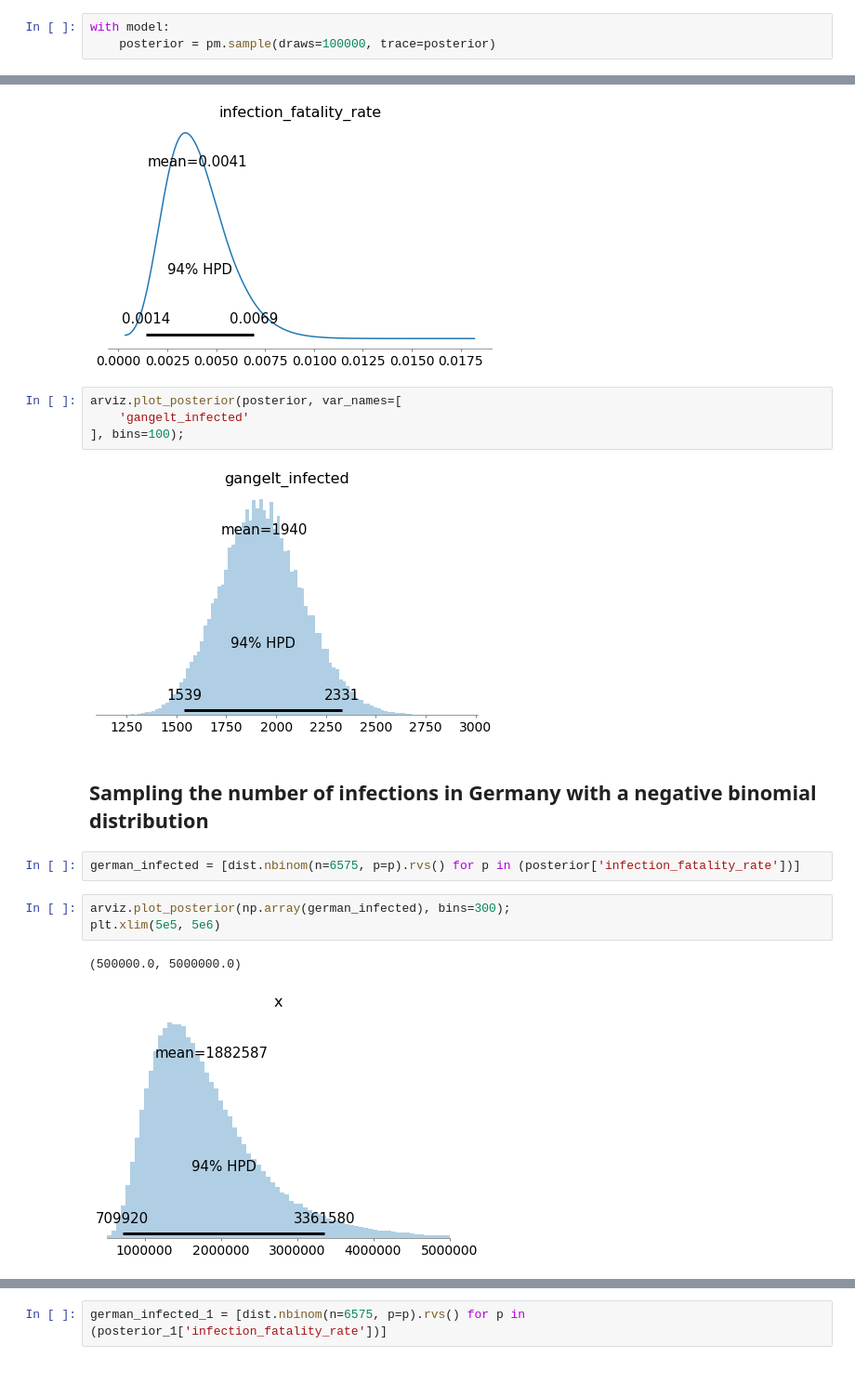
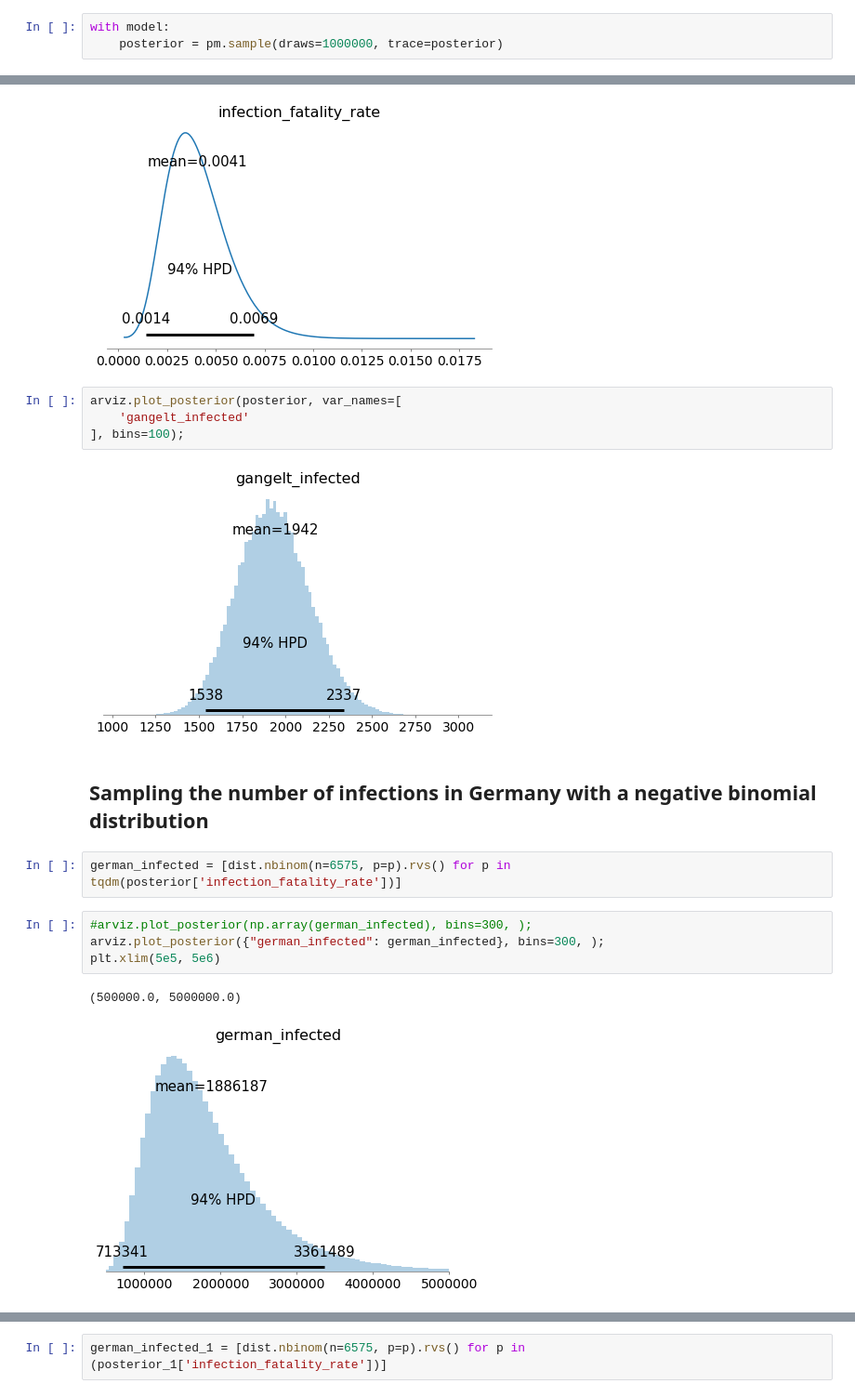
Before and after one commit to matthias-k/analysis-heinsberg-study, a Jupyter notebook: Heinsberg-Study-Model1-Germany-as-NegBinomial.ipynb, the cells around one changed output, grey strips where cells are left out. Shown at 93% size. Drawn from its saved outputs; the diff is of its cells as text.

```diff
--- a/Heinsberg-Study-Model1-Germany-as-NegBinomial.ipynb
+++ b/Heinsberg-Study-Model1-Germany-as-NegBinomial.ipynb
@@ -100,7 +103,7 @@ array([<matplotlib.axes._subplots.AxesSubplot object at 0x...>],
 posterior = None
 # %%
 with model:
-    posterior = pm.sample(draws=100000, trace=posterior)
+    posterior = pm.sample(draws=1000000, trace=posterior)
 # %% [output]
 Multiprocess sampling (4 chains in 4 jobs)
 CompoundStep
@@ -127,14 +130,15 @@ arviz.plot_posterior(posterior, var_names=[
     'gangelt_infected'
 ], bins=100);
 # %% [output]
-[figure, old version]
+[figure, new version]
 # %% [markdown]
 ## Sampling the number of infections in Germany with a negative binomial distribution
 # %%
-german_infected = [dist.nbinom(n=6575, p=p).rvs() for p in (posterior['infection_fatality_rate'])]
+german_infected = [dist.nbinom(n=6575, p=p).rvs() for p in tqdm(posterior['infection_fatality_rate'])]
 # %%
-arviz.plot_posterior(np.array(german_infected), bins=300);
+#arviz.plot_posterior(np.array(german_infected), bins=300, );
+arviz.plot_posterior({"german_infected": german_infected}, bins=300, );
 plt.xlim(5e5, 5e6)
 # %% [output]
 (500000.0, 5000000.0)
-[figure, old version]
+[figure, new version]
```
Also changed, not shown: parts of 28 cells of this notebook.
